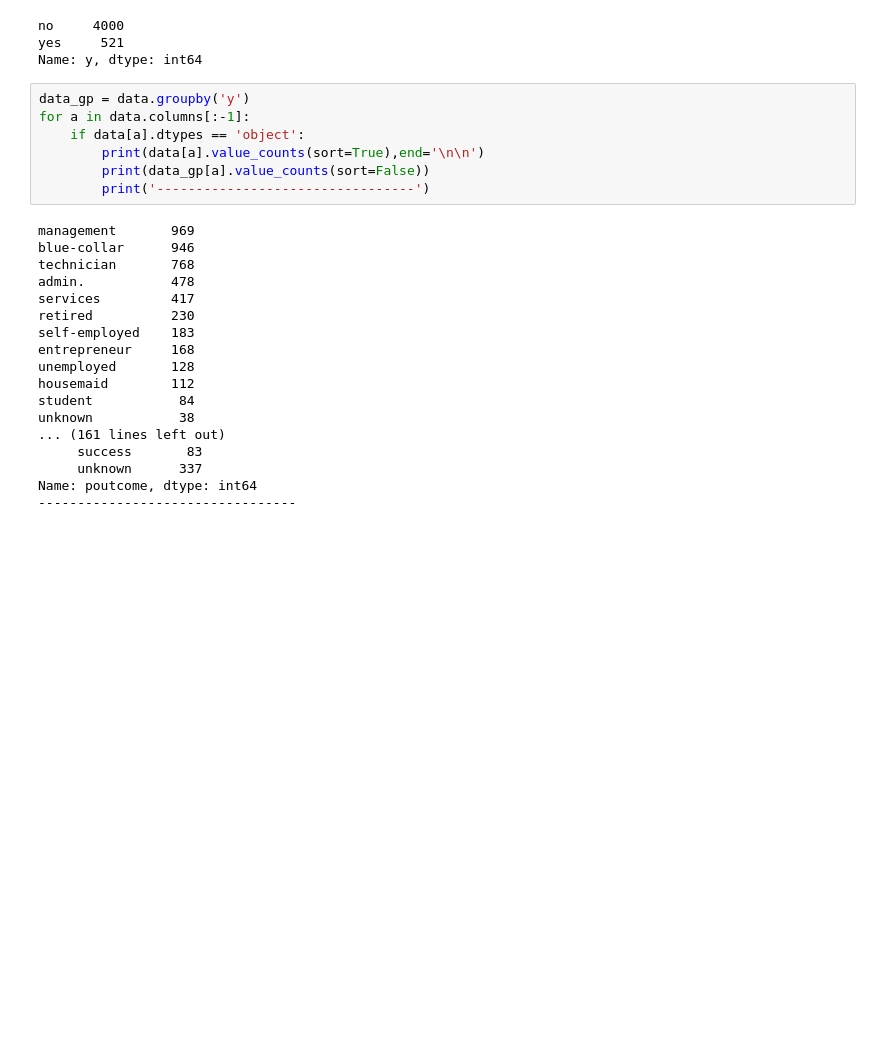
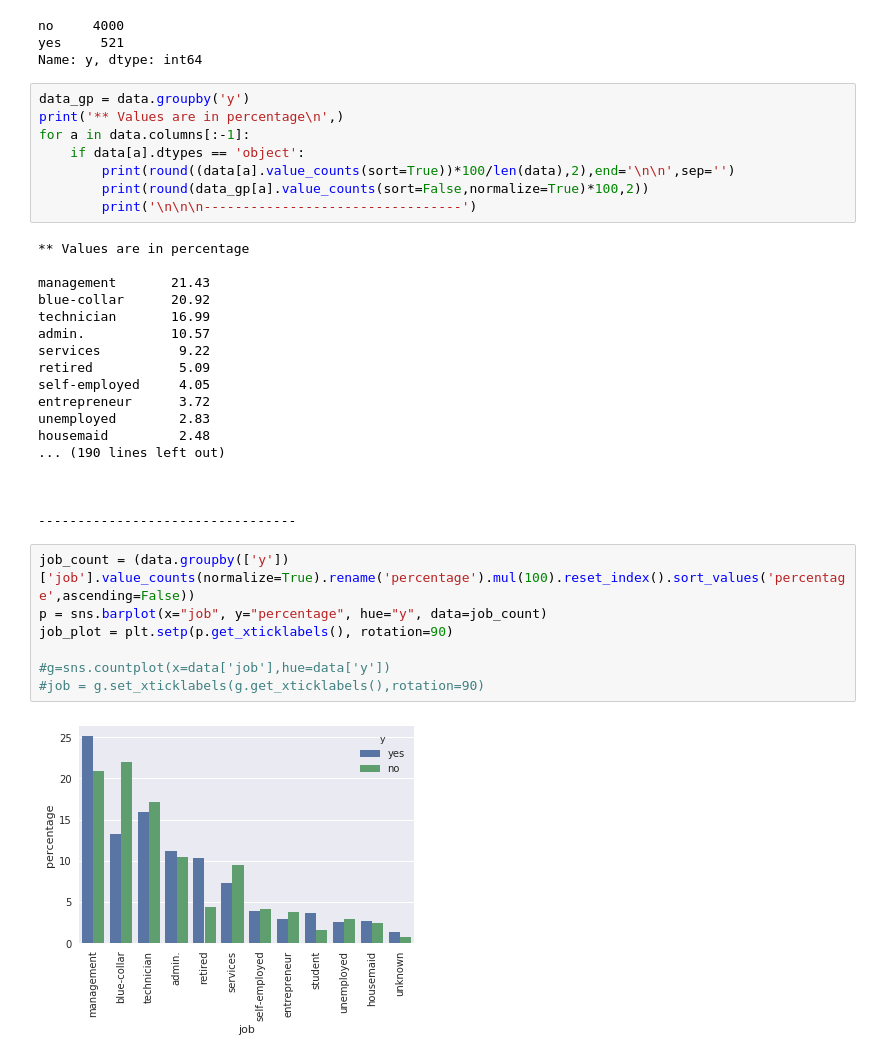
Before and after one commit to soo-shan/bankdataset, a Jupyter notebook: Bank.ipynb, the cells around one changed output. Saved outputs shown, nothing was run; the diff lists cells and outputs as text; blank space fills up the shorter version.

```diff
--- a/Bank.ipynb
+++ b/Bank.ipynb
@@ -137,26 +145,36 @@ yes     521
 Name: y, dtype: int64
 # %%
 data_gp = data.groupby('y')
+print('** Values are in percentage\n',)
 for a in data.columns[:-1]:
     if data[a].dtypes == 'object':
-        print(data[a].value_counts(sort=True),end='\n\n')
-        print(data_gp[a].value_counts(sort=False))
-        print('---------------------------------')
+        print(round((data[a].value_counts(sort=True))*100/len(data),2),end='\n\n',sep='')
+        print(round(data_gp[a].value_counts(sort=False,normalize=True)*100,2))
+        print('\n\n\n---------------------------------')
 # %% [output]
-management       969
-blue-collar      946
-technician       768
-admin.           478
-services         417
-retired          230
-self-employed    183
-entrepreneur     168
-unemployed       128
-housemaid        112
-student           84
-unknown           38
-... (161 lines left out)
-     success       83
-     unknown      337
-Name: poutcome, dtype: int64
+** Values are in percentage
+
+management       21.43
+blue-collar      20.92
+technician       16.99
+admin.           10.57
+services          9.22
+retired           5.09
+self-employed     4.05
+entrepreneur      3.72
+unemployed        2.83
+housemaid         2.48
+... (190 lines left out)
+
+
+
 ---------------------------------
+# %%
+job_count = (data.groupby(['y'])['job'].value_counts(normalize=True).rename('percentage').mul(100).reset_index().sort_values('percentage',ascending=False))
+p = sns.barplot(x="job", y="percentage", hue="y", data=job_count)
+job_plot = plt.setp(p.get_xticklabels(), rotation=90)
+
+#g=sns.countplot(x=data['job'],hue=data['y'])
+#job = g.set_xticklabels(g.get_xticklabels(),rotation=90)
+# %% [output]
+[figure, added]
```
Also changed, not shown: parts of 13 cells of this notebook.
